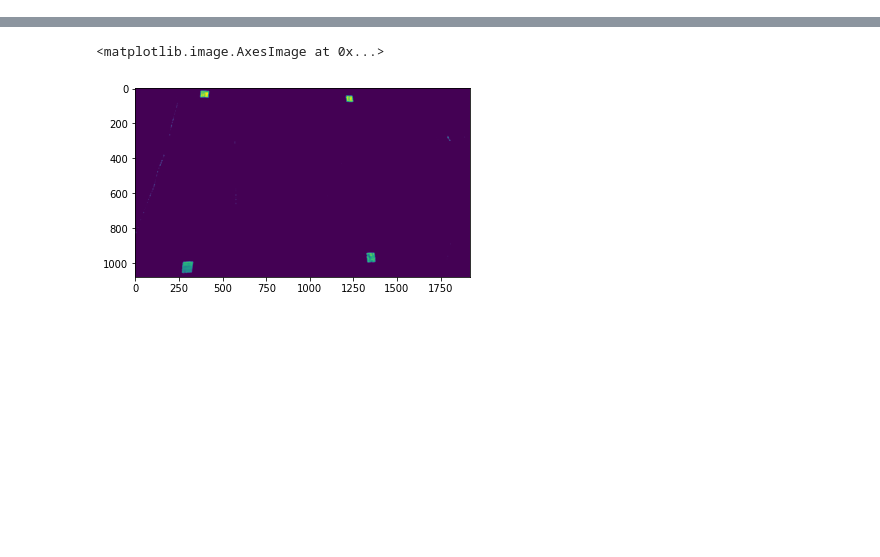
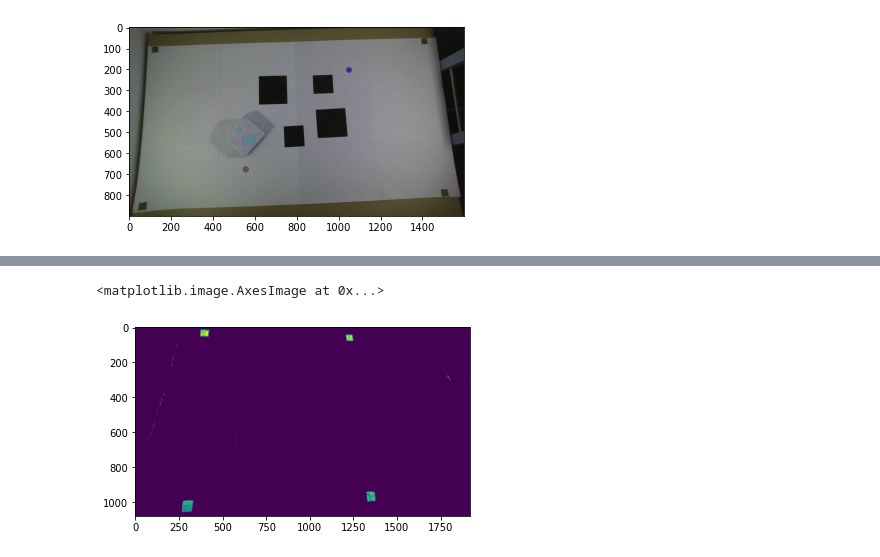
Before and after one commit to theoh-io/EPFL_MobileRobotics_2021, a Jupyter notebook: Distorsion test.ipynb, the cells around one changed output, grey strips where cells are left out. Cells and saved outputs as stored; diff of their text form; code cells hidden in the pictures; blank space fills up the shorter version.

```diff
--- a/Distorsion test.ipynb
+++ b/Distorsion test.ipynb
@@ -29,5 +144,10 @@ True
 # %%
-imap = cv2.imread('map.png')
+imap = cv2.imread('env_final.jpeg')
+plt.figure()
+plt.imshow(imap)
+plt.show()
+# %% [output]
+[figure, added]
 # %%
 template = cv2.cvtColor(imap, cv2.COLOR_BGR2RGB)
 plt.figure()
```
Also changed, not shown: parts of 20 cells of this notebook, 5 other files.
